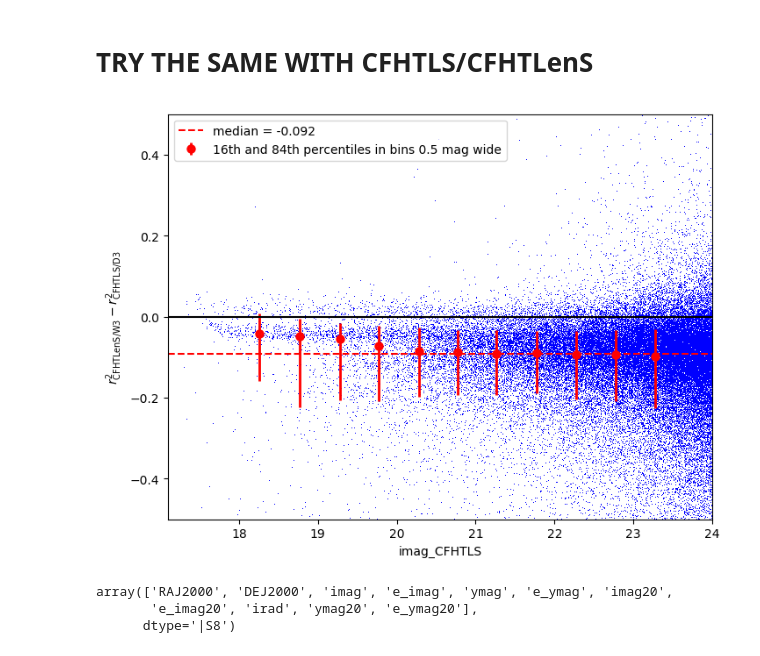
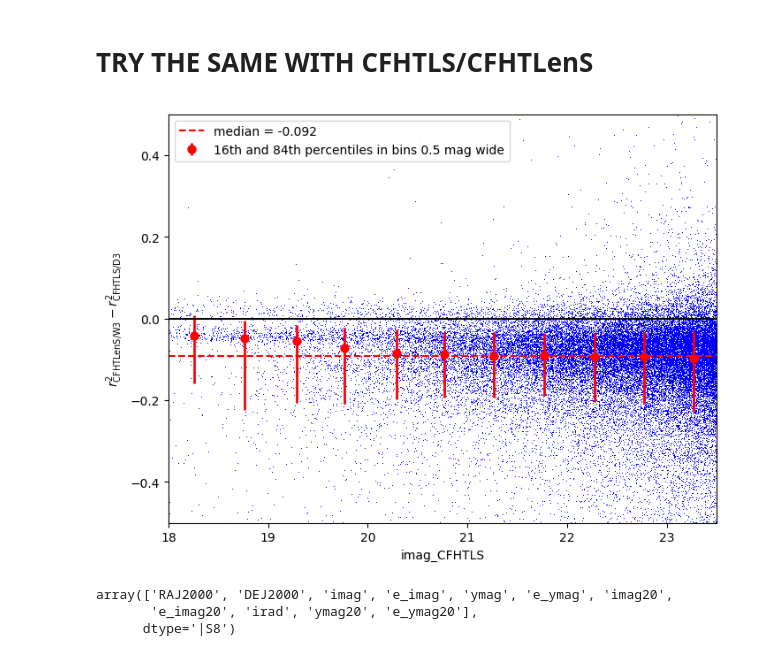
Before and after one commit to GiorgioManzoni/PAUS_code, a Jupyter notebook: 011_radius_essential.ipynb, the cells around one changed output. Cells and saved outputs as stored; diff of their text form; code cells hidden in the pictures.

Commit message:
modified median in the COSMOS/CFHTLS-D2 radius comparison to include all the data as presented yesterday to Henrique

```diff
--- a/011_radius_essential.ipynb
+++ b/011_radius_essential.ipynb
@@ -1004,19 +1006,19 @@ xxx ,yyy ,err_y_low_,err_y_high_ = median_in_bins_err(match_ls_lens.imag_cfhtls,
 # %%
 fig = plt.figure(figsize=(8,6))
 plt.plot(match_ls_lens.imag_cfhtls,r1_r2,",",c='b',zorder=-32)
-plt.xlim(17.1,24.)
+plt.xlim(mag_low,mag_high)
 plt.ylim(-0.5,0.5)
 plt.axhline(0.,c='k')
-median_cut = np.median(r1_r2[np.where(match_ls_lens.imag_cfhtls<23.5)])
+median_cut = np.median(r1_r2[np.where(match_ls_lens.imag_cfhtls<mag_high)])
 plt.axhline(median_cut,c='r',ls='dashed',label='median = '+str((round(median_cut,3))))
 plt.errorbar(xxx,yyy,yerr=[err_y_low_,err_y_high_],fmt=".",markersize=5,elinewidth=2,color='red',fillstyle='full',mew=5,label='16th and 84th percentiles in bins '+str(round(mag_bin_width,2))+' mag wide')
 plt.ylabel(r'$r_{\rm{CFHTLenS/W3}}^2-r_{\rm{CFHTLS/D3}}^2$')
 plt.xlabel('imag_CFHTLS')
 plt.legend()
 plt.savefig('../plots/11/seeing_estimation_ls_lens.png')
 plt.draw()
 # %% [output]
-[figure, old version]
+[figure, new version]
 # %%
 cfhtls.get_names()
 # %% [output]
```
Also changed, not shown: parts of 1 cell of this notebook.
